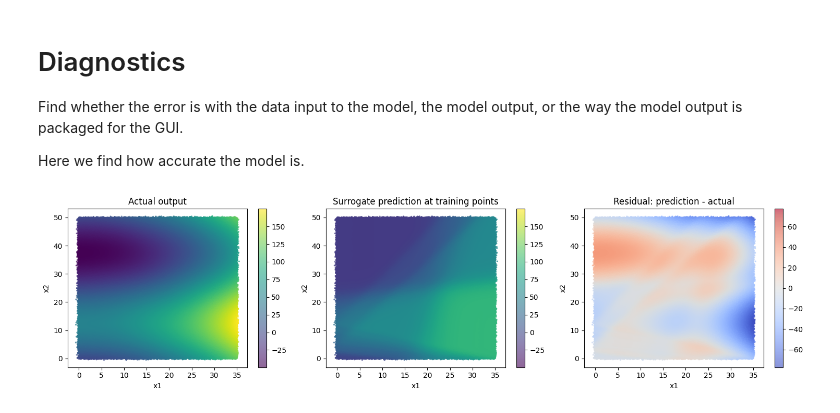
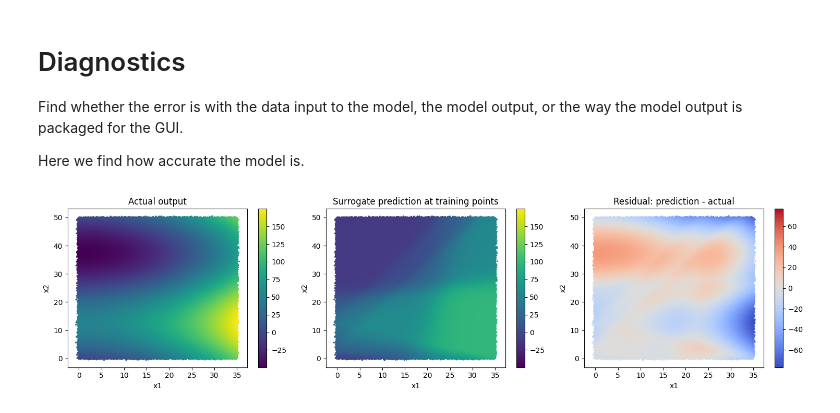
Before and after one commit to sandialabs/pypolymix, a Jupyter notebook: docs/examples/pickle/pickle_input_nn.ipynb, the cells around one changed output. Saved outputs shown, nothing was run; the diff lists cells and outputs as text; code cells hidden in the pictures.

Commit message:
modify plots

```diff
--- a/docs/examples/pickle/pickle_input_nn.ipynb
+++ b/docs/examples/pickle/pickle_input_nn.ipynb
@@ -674,7 +674,7 @@ c0 = axes[0].scatter(
     x2_np,
     c=u_actual_np,
     s=2,
-    alpha=0.6,
+    alpha=1,
     cmap="viridis",
     vmin=vmin,
     vmax=vmax
@@ -690,33 +690,33 @@ c1 = axes[1].scatter(
     x2_np,
     c=u_pred_np,
     s=2,
-    alpha=0.6,
+    alpha=1,
     cmap="viridis",
     vmin=vmin,
     vmax=vmax
 )
 fig.colorbar(c1, ax=axes[1])
 axes[1].set_title("Surrogate prediction at training points")
 axes[1].set_xlabel("x1")
 axes[1].set_ylabel("x2")
 
 # Residual
 c2 = axes[2].scatter(
     x1_np,
     x2_np,
     c=u_residual_np,
     s=2,
-    alpha=0.6,
+    alpha=1,
     cmap="coolwarm",
     vmin=-res_abs_max,
     vmax=res_abs_max
 )
 fig.colorbar(c2, ax=axes[2])
 axes[2].set_title("Residual: prediction - actual")
 axes[2].set_xlabel("x1")
 axes[2].set_ylabel("x2")
 
 plt.tight_layout()
 plt.show()
 # %% [output]
-[figure, old version]
+[figure, new version]
```
